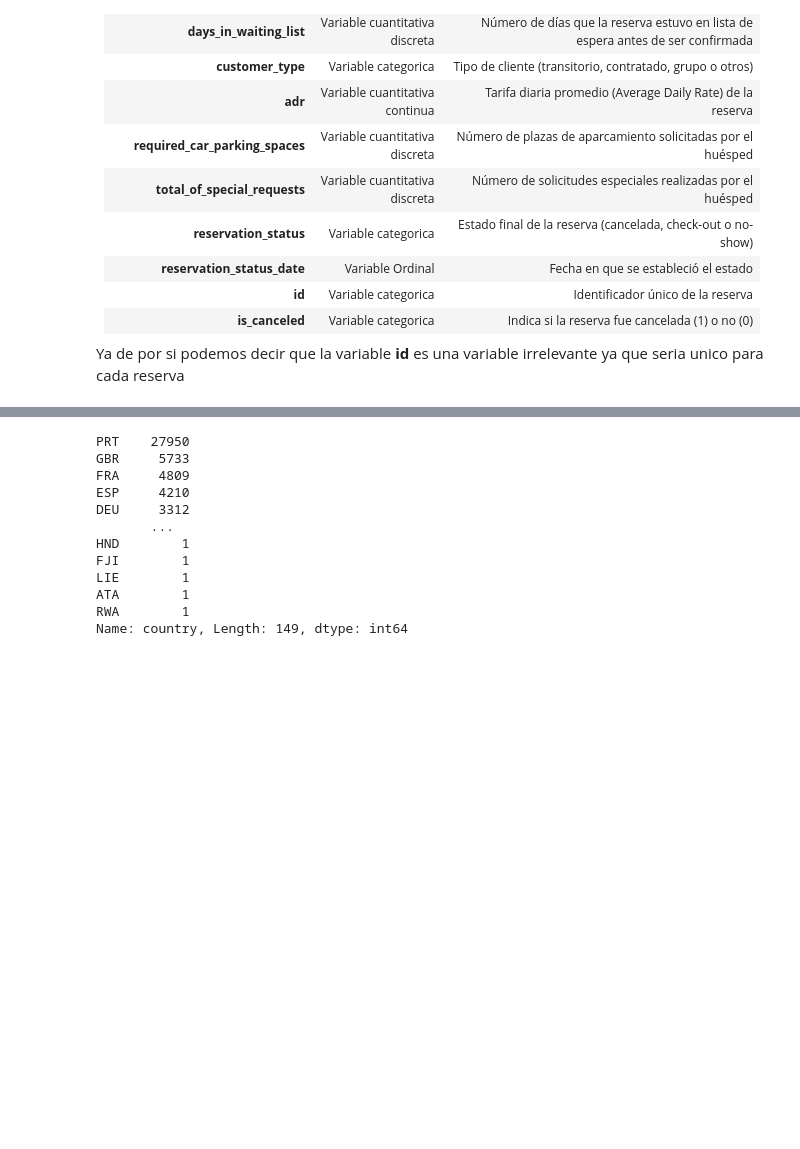
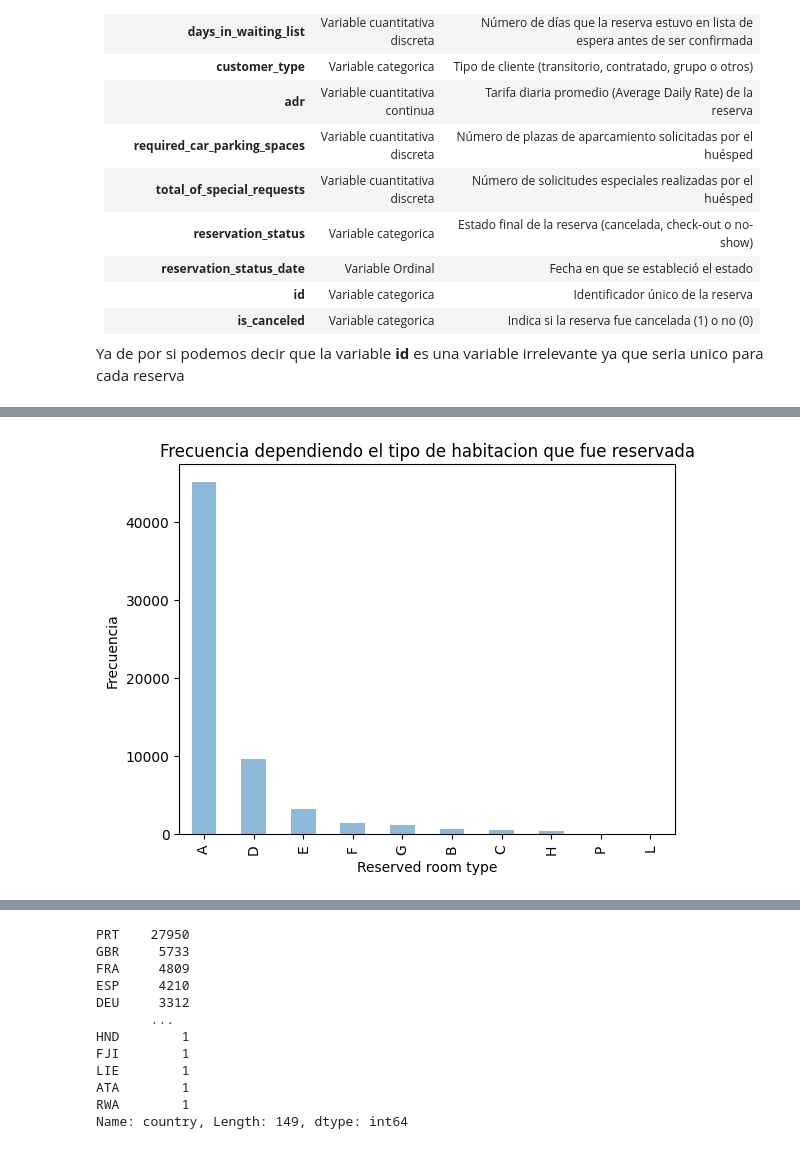
Before and after one commit to Saibot19/7506R-1C2023-GRUPO21, a Jupyter notebook: 7506R_TP1_GRUPO21_CHP1_ENTREGA.ipynb, the cells around one changed output, grey strips where cells are left out. Saved outputs shown, nothing was run; the diff lists cells and outputs as text; code cells hidden in the pictures; blank space fills up the shorter version.

```diff
--- a/7506R_TP1_GRUPO21_CHP1_ENTREGA.ipynb
+++ b/7506R_TP1_GRUPO21_CHP1_ENTREGA.ipynb
@@ -146,0 +147,4 @@ grf=df_trabajo['hotel'].value_counts().plot.bar(alpha=0.5, title="Frecuencia de
+# %%
+grf=df_trabajo['reserved_room_type'].value_counts().plot.bar(alpha=0.5, title="Frecuencia dependiendo el tipo de habitacion que fue reservada",ylabel='Frecuencia',xlabel='Reserved room type')
+# %% [output]
+[figure, added]
```
Also changed, not shown: parts of 22 cells of this notebook.
